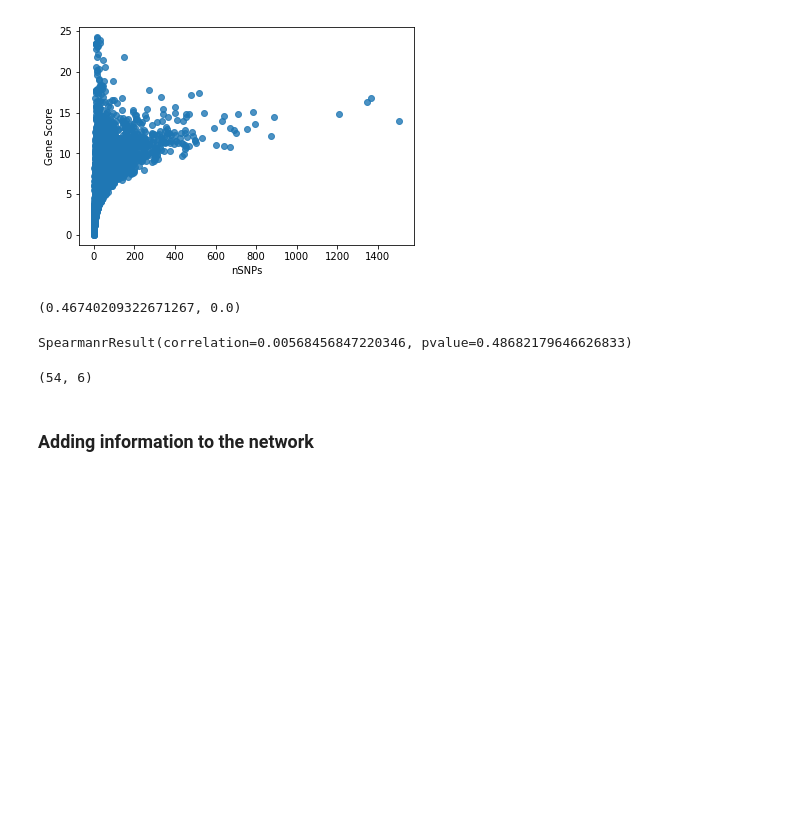
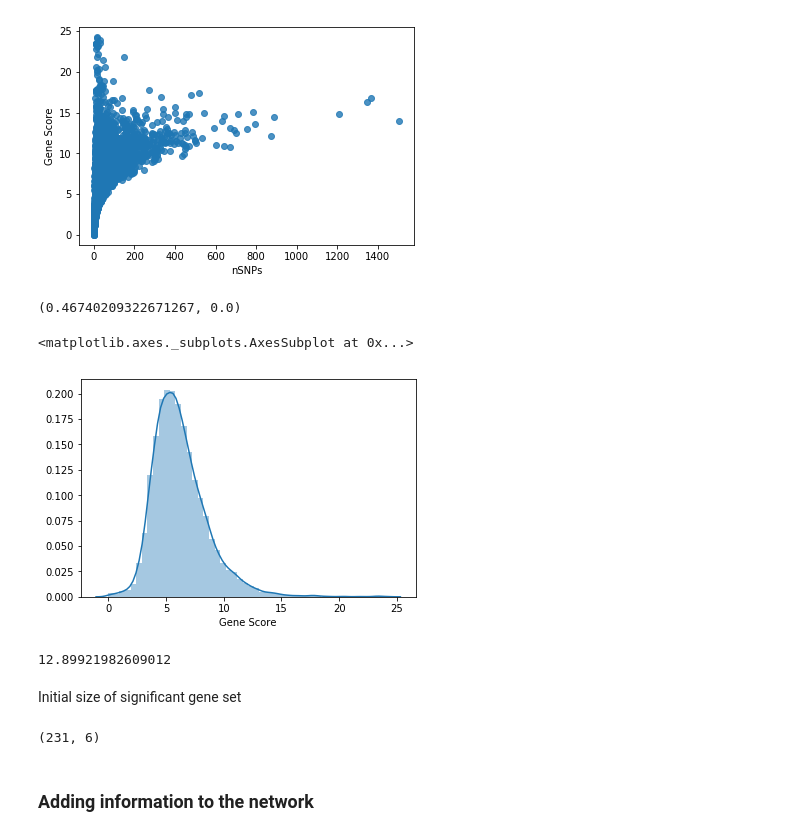
Before and after one commit to kkchau/NetGWAS, a Jupyter notebook: work/NetworkGWAS.ipynb, the cells around one changed output. Saved outputs shown, nothing was run; the diff lists cells and outputs as text; code cells hidden in the pictures; blank space fills up the shorter version.

```diff
--- a/work/NetworkGWAS.ipynb
+++ b/work/NetworkGWAS.ipynb
@@ -189,4 +189,7 @@ glist_old = gene_summaries_given.sort_values(by = ["TopSNP P-Value"]).index.toli
-# %%
-spearmanr(glist_new, glist_old)
-# %% [output]
-SpearmanrResult(correlation=0.00568456847220346, pvalue=0.48682179646626833)
+# %%
+fig_dist = plt.figure()
+ax = fig_dist.add_subplot(111)
+sns.distplot(gene_summaries["Gene Score"])
+# %% [output]
+<matplotlib.axes._subplots.AxesSubplot at 0x...>
+[figure, added]
@@ -193,7 +198,14 @@ SpearmanrResult(correlation=0.00568456847220346, pvalue=0.48682179646626833)
+# %%
+new_threshold = -math.log(0.05 / 20000)
+new_threshold
+# %% [output]
+12.89921982609012
+# %% [markdown]
+Initial size of significant gene set
 # %%
-gene_summaries[gene_summaries["Gene Score"] >= -math.log(0.00000005)].shape
+gene_summaries[gene_summaries["Gene Score"] >= new_threshold].shape
 # %% [output]
-(54, 6)
+(231, 6)
 # %% [markdown]
 ### Adding information to the network
 # %%
```
Also changed, not shown: parts of 37 cells of this notebook, 2 other files.
